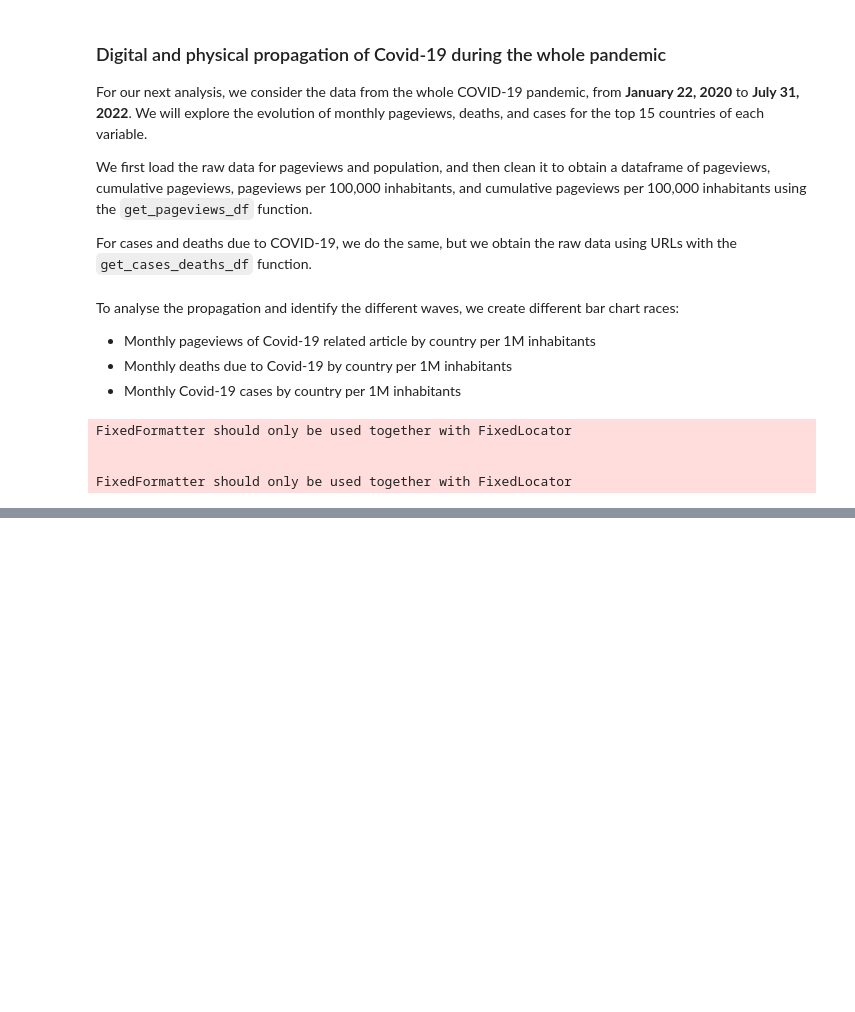
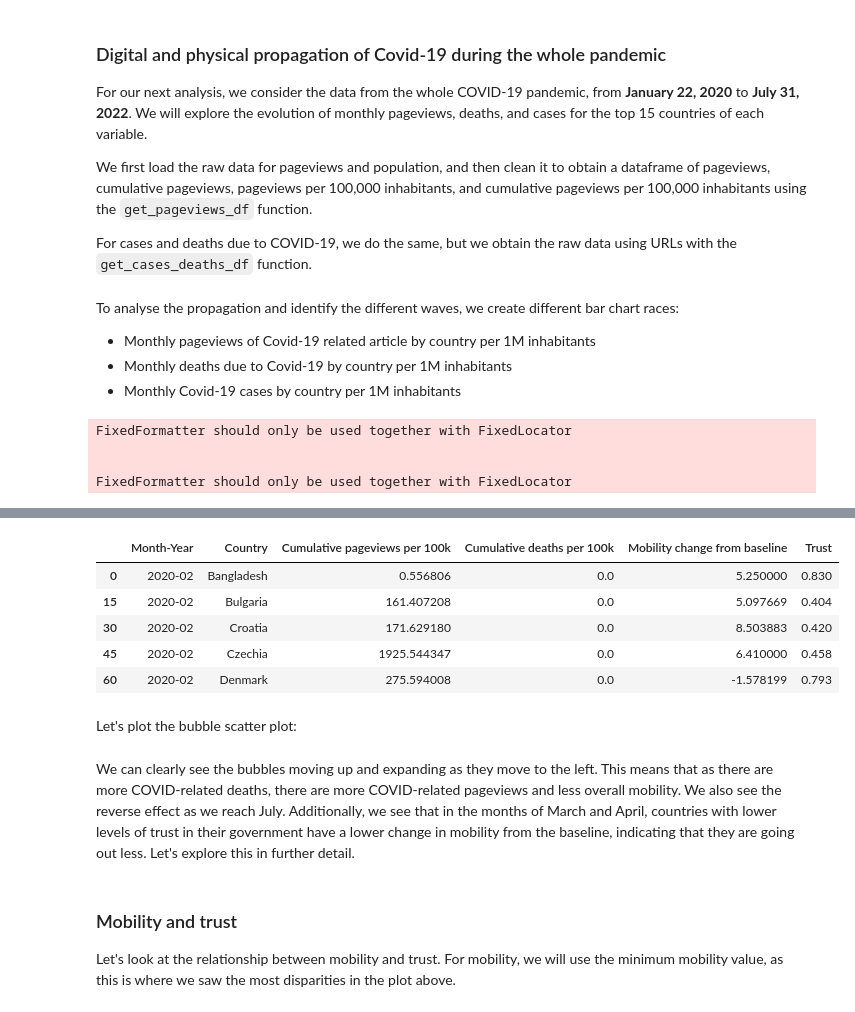
Before and after one commit to epfl-ada/ada-2022-project-thedatadiggers22, a Jupyter notebook: milestone3.ipynb, the cells around one changed output, grey strips where cells are left out. Saved outputs shown, nothing was run; the diff lists cells and outputs as text; code cells hidden in the pictures; blank space fills up the shorter version.

```diff
--- a/milestone3.ipynb
+++ b/milestone3.ipynb
@@ -215,0 +541,11 @@ df_correlation
+# %%
+# Dowload and preprocess trust dataset
+data_folder = 'data_2/'
+df_trust_gov = pd.read_csv(data_folder+'share-who-trust-government.csv.zip')
+df_trust_gov = df_trust_gov.set_index("Entity")[["Trust the national government in this country"]].transpose()[COUNTRY_OWN_LANG_TRUST_GOV.keys()].rename(columns= COUNTRY_OWN_LANG_TRUST_GOV)
+country_dict = get_country_dict('trust gov mobility')
+
+# # Map the trust category to the countries in df_animation
+trust_dict =df_trust_gov.to_dict('index')
+df_animation['Trust'] = df_animation['Country'].map(trust_dict['Trust the national government in this country'])
+df_animation.head()
@@ -215,0 +559,45 @@ df_correlation
+# %%
+#Function
+def f(x):
+    d = {}
+    d['Cumulative pageviews per 100k'] = x['pageviews per 100k'].sum()
+    d['Cumulative deaths per 100k'] = x['deaths per 100k'].sum()
+    d["Mobility change from baseline"] = x['moving category'].mean()
+
+
+    return pd.Series(d, index=['Cumulative pageviews per 100k','Cumulative deaths per 100k', "Mobility change from baseline"])
+
+# Add mobility to df_animation
+# merge dataframe with the mobility dataset
+df_animation = df_animation.merge(moving_mobility_df, left_on=['Country','date'],  right_on=['country_region','date'])
+df_animation = df_animation.drop(columns=['country_region','country_region_code'])
+df_animation['date']=df_animation['date'].astype(str)
+
+# Rename the date to make it clearer
+df_animation['Month-Year'] = pd.to_datetime(df_animation['date']).dt.to_period('M')
+df_animation['Month-Year']=df_animation['Month-Year'].astype(str)
+
+# Rename the country codes to country anmes
+inv_map = {v: k for k, v in get_country_dict('trust gov mobility').items()}
+df_animation['Country'] = df_animation['Country'].map(inv_map)
+
+# Apply funciton in helper to apply aggregate functions
+grouped_df = df_animation.groupby(['Month-Year','Country']).apply(f)
+grouped_df = grouped_df.reset_index()
+grouped_df =grouped_df.merge(df_animation[['Country','Month-Year','Trust']], how='left', on=['Month-Year','Country']).drop_duplicates()
+
+# Change trust to value between 0 and 1
+grouped_df["Trust"] = grouped_df["Trust"]/100
+
+df = grouped_df.round(decimals=3) # Round dataset values to 3 decimal places
+
+grouped_df.head()
+# %% [output]
+|  | Month-Year | Country | Cumulative pageviews per 100k | Cumulative deaths per 100k | Mobility change from baseline | Trust |
+| 0 | 2020-02 | Bangladesh | 0.556806 | 0.0 | 5.250000 | 0.830 |
+| 15 | 2020-02 | Bulgaria | 161.407208 | 0.0 | 5.097669 | 0.404 |
+| 30 | 2020-02 | Croatia | 171.629180 | 0.0 | 8.503883 | 0.420 |
+| 45 | 2020-02 | Czechia | 1925.544347 | 0.0 | 6.410000 | 0.458 |
+| 60 | 2020-02 | Denmark | 275.594008 | 0.0 | -1.578199 | 0.793 |
+# %% [markdown]
+Let's plot the bubble scatter plot:
@@ -215,0 +618,5 @@ df_correlation
+# %% [markdown]
+We can clearly see the bubbles moving up and expanding as they move to the left. This means that as there are more COVID-related deaths, there are more COVID-related pageviews and less overall mobility. We also see the reverse effect as we reach July. Additionally, we see that in the months of March and April, countries with lower levels of trust in their government have a lower change in mobility from the baseline, indicating that they are going out less. Let's explore this in further detail.
+# %% [markdown]
+### Mobility and trust <a class="anchor" id="section_2_3"></a>
+Let's look at the relationship between mobility and trust. For mobility, we will use the minimum mobility value, as this is where we saw the most disparities in the plot above.
```
Also changed, not shown: parts of 44 cells of this notebook, 6 other files.
